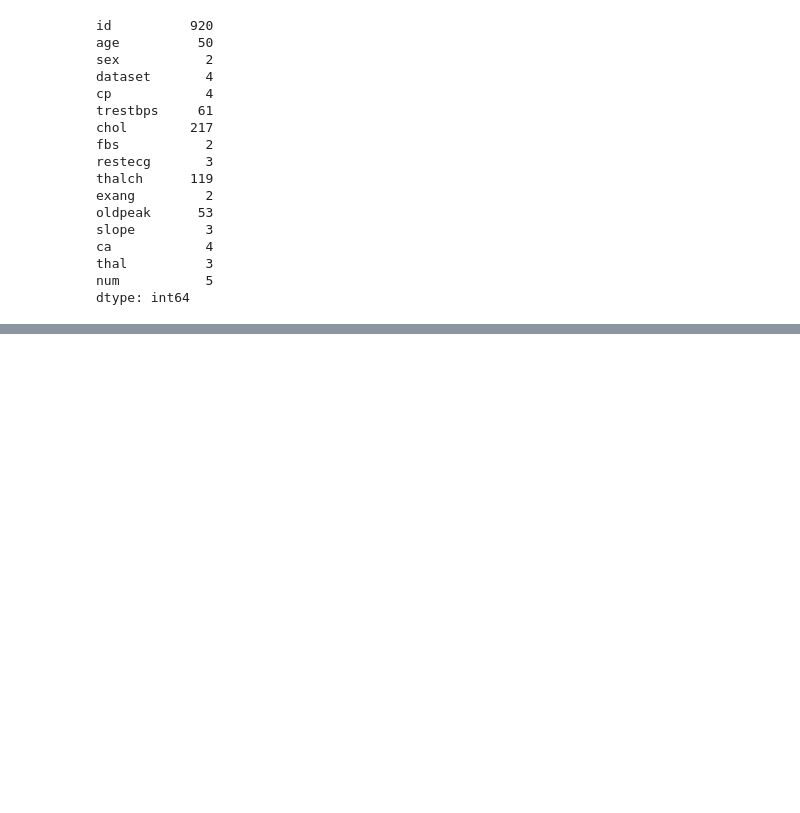
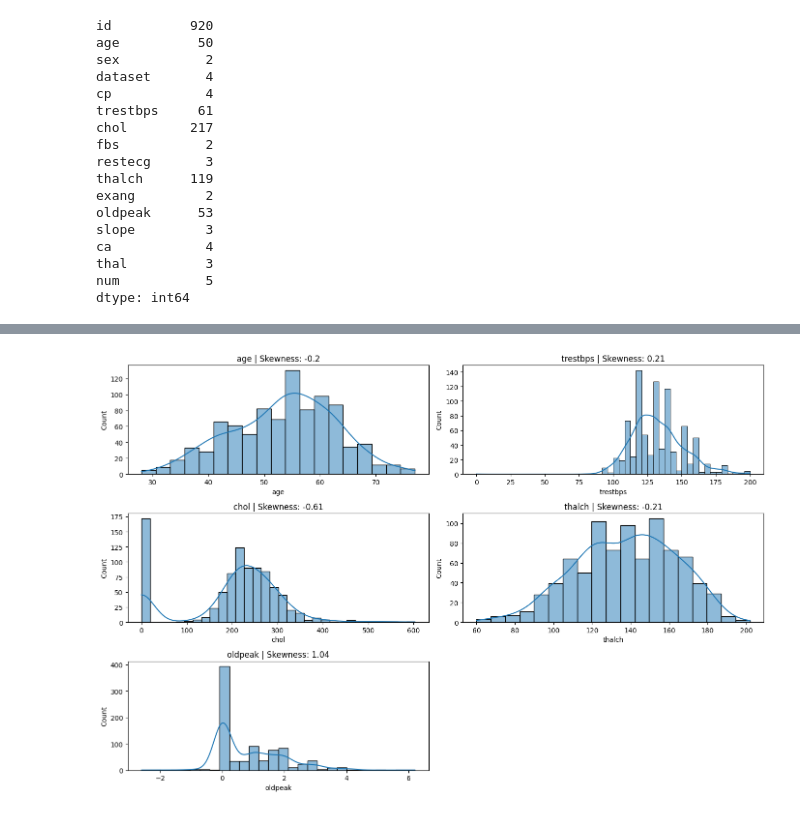
Before and after one commit to joswin03/Cleveland_Heart_Disease, a Jupyter notebook: main.ipynb, the cells around one changed output, grey strips where cells are left out. Drawn from its saved outputs; the diff is of its cells as text; code cells hidden in the pictures; blank space fills up the shorter version.

Commit message:
preprocessing done (before review)

```diff
--- a/main.ipynb
+++ b/main.ipynb
@@ -136,8 +103,0 @@ Name: num, Length: 920, dtype: int64
-# %%
-from sklearn.preprocessing import LabelEncoder
-
-encode_categorical_cols = ['sex','cp','fbs','restecg','exang','slope','thal']
-le = LabelEncoder()
-
-for col in encode_categorical_cols:
-    x_train_df[col] = le.fit_transform(x_train_df[col].astype(str))
@@ -151,0 +104,7 @@ numeric_cols = [col for col in numeric_cols if not in categorical_cols]
+# %%
+categorical_cols = [col for col in x_train_df.columns if x_train_df[col].nunique() < 10]
+numeric_cols = [col for col in x_train_df.columns if col not in categorical_cols]
+
+
+print(numeric_cols)
+print(categorical_cols)
@@ -151,0 +134,11 @@ numeric_cols = [col for col in numeric_cols if not in categorical_cols]
+# %%
+plt.figure(figsize=(14, len(numeric_cols) * 3))
+for idx, feature in enumerate(numeric_cols, 1):
+    plt.subplot(len(numeric_cols), 2, idx)
+    sns.histplot(x_train_df[feature], kde=True)
+    plt.title(f"{feature} | Skewness: {round(x_train_df[feature].skew(), 2)}")
+
+plt.tight_layout()
+plt.show()
+# %% [output]
+[figure, added]
```
Also changed, not shown: parts of 18 cells of this notebook, 1 other file.
